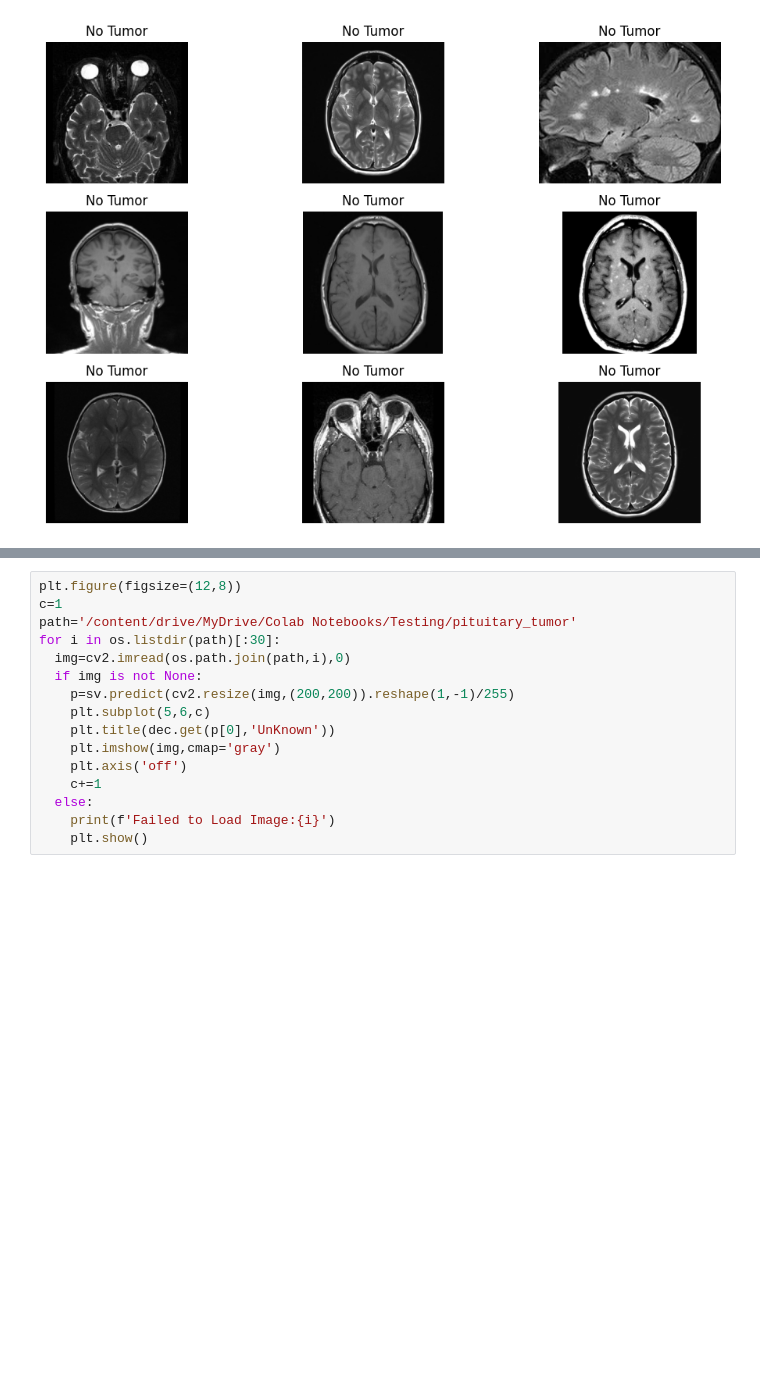
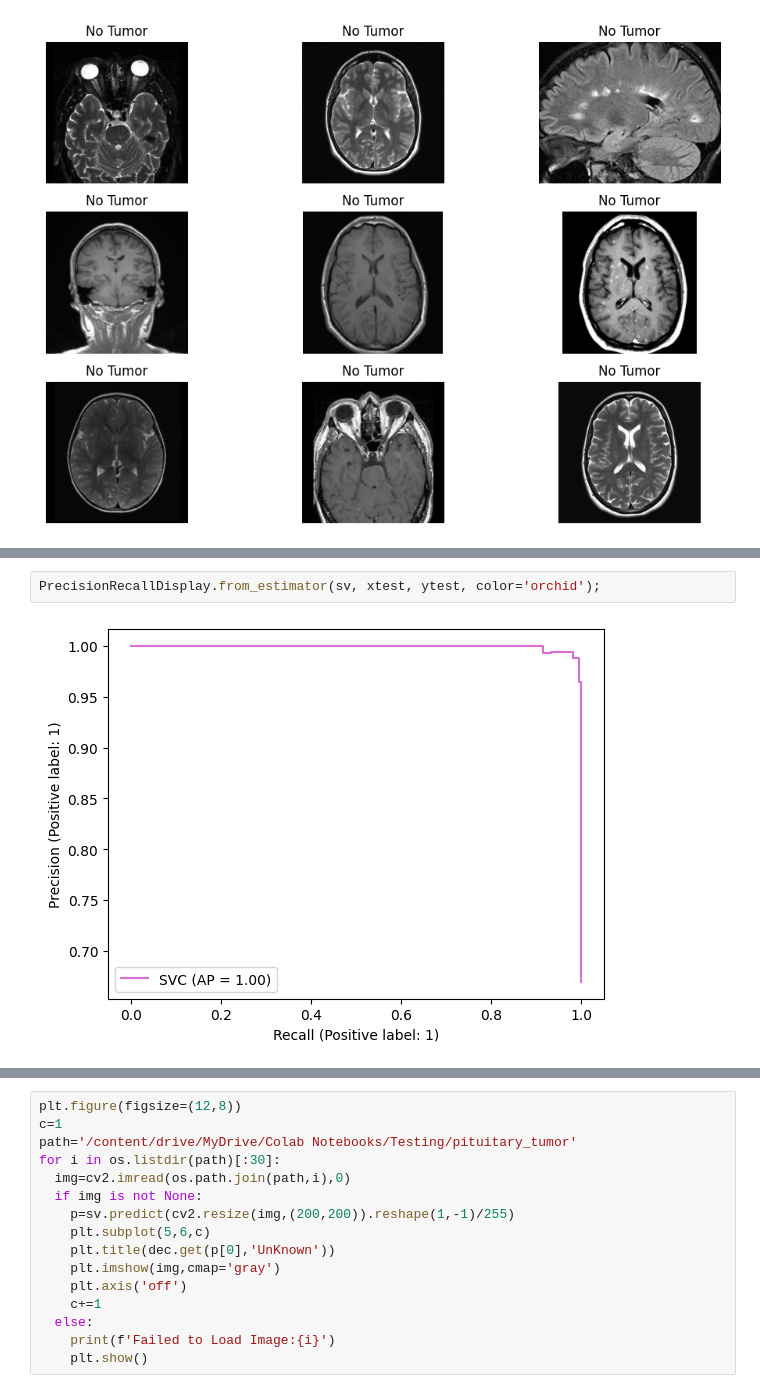
Before and after one commit to MSURENDRAN/AIML_Machine_Learning_Lab, a Jupyter notebook: 2348527_Lab09.ipynb, the cells around one changed output, grey strips where cells are left out. Drawn from its saved outputs; the diff is of its cells as text; blank space fills up the shorter version.

```diff
--- a/2348527_Lab09.ipynb
+++ b/2348527_Lab09.ipynb
@@ -114,0 +128,4 @@ for i in os.listdir(path)[:9]:
+# %%
+PrecisionRecallDisplay.from_estimator(sv, xtest, ytest, color='orchid');
+# %% [output]
+[figure, added]
```
Also changed, not shown: parts of 6 cells of this notebook.
